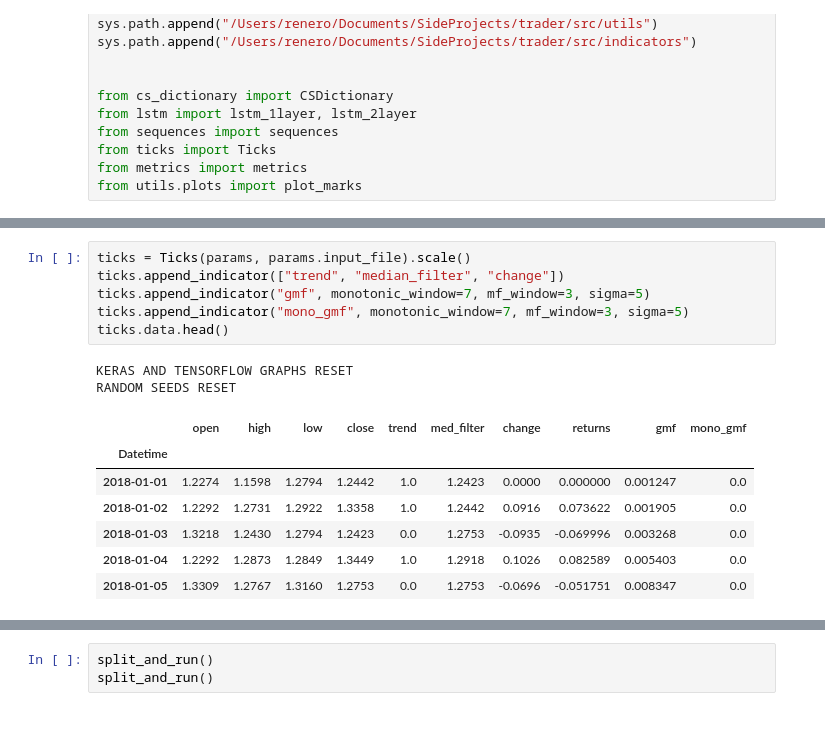
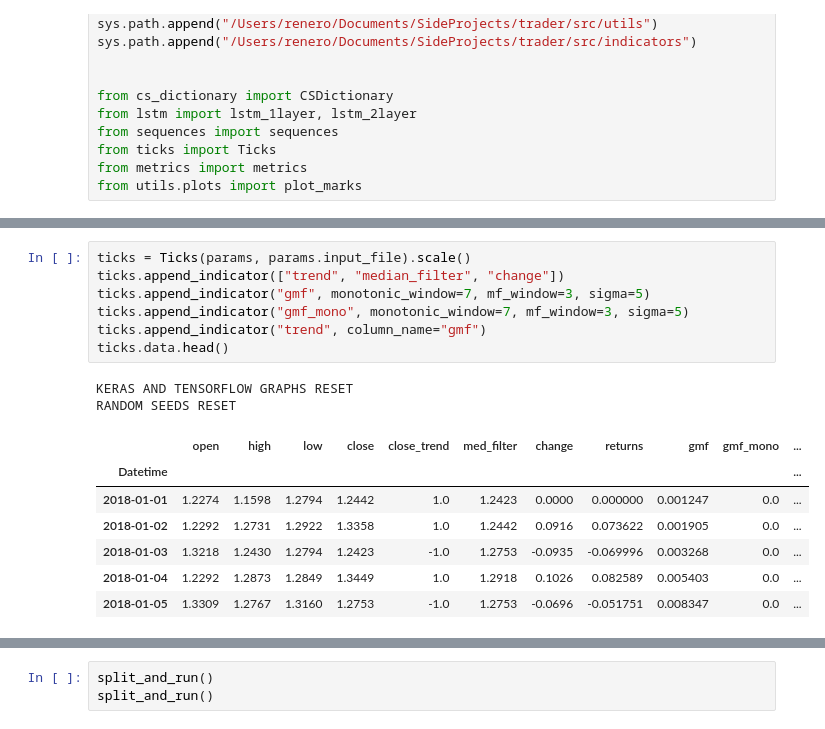
Before and after one commit to renero/trader, a Jupyter notebook: resources/generic nn trainer.ipynb, the cells around one changed output, grey strips where cells are left out. Cells and saved outputs as stored; diff of their text form.

```diff
--- a/resources/generic nn trainer.ipynb
+++ b/resources/generic nn trainer.ipynb
@@ -52,17 +52,18 @@ params = CSDictionary(args=argv)
 # %%
 ticks = Ticks(params, params.input_file).scale()
 ticks.append_indicator(["trend", "median_filter", "change"])
 ticks.append_indicator("gmf", monotonic_window=7, mf_window=3, sigma=5)
-ticks.append_indicator("mono_gmf", monotonic_window=7, mf_window=3, sigma=5)
+ticks.append_indicator("gmf_mono", monotonic_window=7, mf_window=3, sigma=5)
+ticks.append_indicator("trend", column_name="gmf")
 ticks.data.head()
 # %% [output]
 KERAS AND TENSORFLOW GRAPHS RESET
 RANDOM SEEDS RESET
-|  | open | high | low | close | trend | med_filter | change | returns | gmf | mono_gmf |
-| Datetime |  |  |  |  |  |  |  |  |  |  |
-| 2018-01-01 | 1.2274 | 1.1598 | 1.2794 | 1.2442 | 1.0 | 1.2423 | 0.0000 | 0.000000 | 0.001247 | 0.0 |
-| 2018-01-02 | 1.2292 | 1.2731 | 1.2922 | 1.3358 | 1.0 | 1.2442 | 0.0916 | 0.073622 | 0.001905 | 0.0 |
-| 2018-01-03 | 1.3218 | 1.2430 | 1.2794 | 1.2423 | 0.0 | 1.2753 | -0.0935 | -0.069996 | 0.003268 | 0.0 |
-| 2018-01-04 | 1.2292 | 1.2873 | 1.2849 | 1.3449 | 1.0 | 1.2918 | 0.1026 | 0.082589 | 0.005403 | 0.0 |
-| 2018-01-05 | 1.3309 | 1.2767 | 1.3160 | 1.2753 | 0.0 | 1.2753 | -0.0696 | -0.051751 | 0.008347 | 0.0 |
+|  | open | high | low | close | close_trend | med_filter | change | returns | gmf | gmf_mono | ... |
+| Datetime |  |  |  |  |  |  |  |  |  |  | ... |
+| 2018-01-01 | 1.2274 | 1.1598 | 1.2794 | 1.2442 | 1.0 | 1.2423 | 0.0000 | 0.000000 | 0.001247 | 0.0 | ... |
+| 2018-01-02 | 1.2292 | 1.2731 | 1.2922 | 1.3358 | 1.0 | 1.2442 | 0.0916 | 0.073622 | 0.001905 | 0.0 | ... |
+| 2018-01-03 | 1.3218 | 1.2430 | 1.2794 | 1.2423 | -1.0 | 1.2753 | -0.0935 | -0.069996 | 0.003268 | 0.0 | ... |
+| 2018-01-04 | 1.2292 | 1.2873 | 1.2849 | 1.3449 | 1.0 | 1.2918 | 0.1026 | 0.082589 | 0.005403 | 0.0 | ... |
+| 2018-01-05 | 1.3309 | 1.2767 | 1.3160 | 1.2753 | -1.0 | 1.2753 | -0.0696 | -0.051751 | 0.008347 | 0.0 | ... |
 # %%
```
Also changed, not shown: parts of 3 cells of this notebook, 4 other files.
